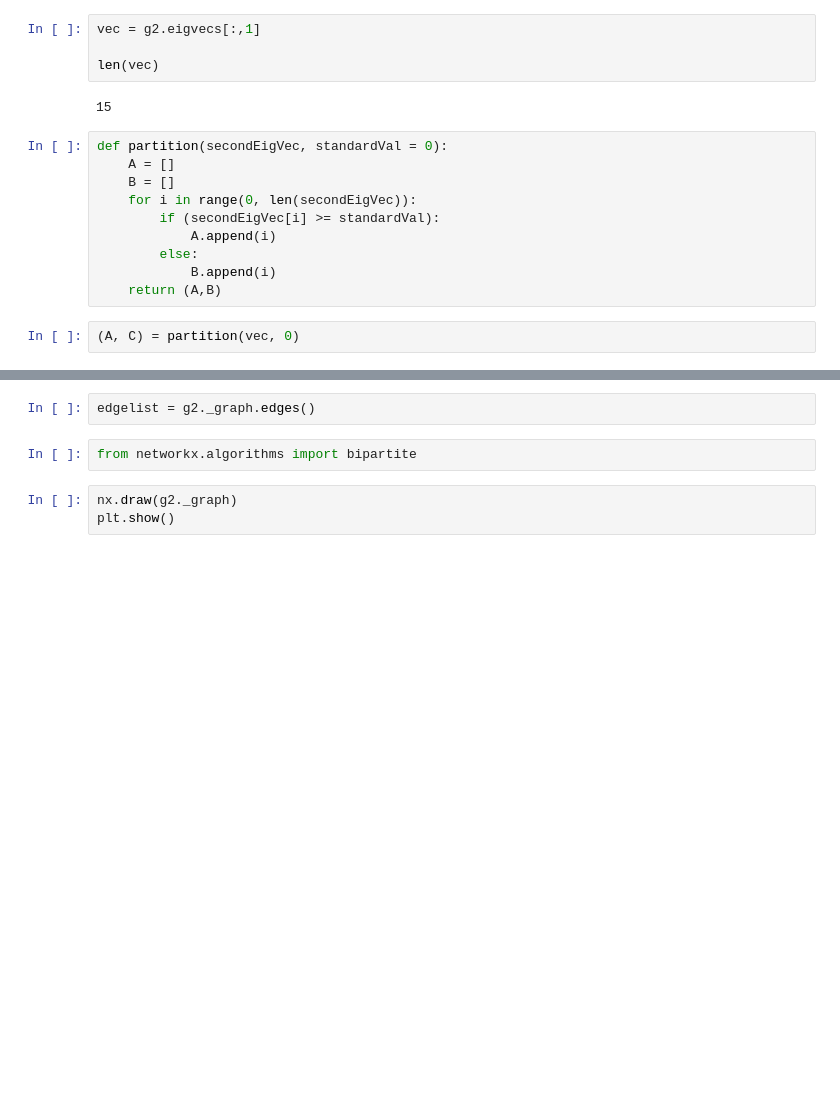
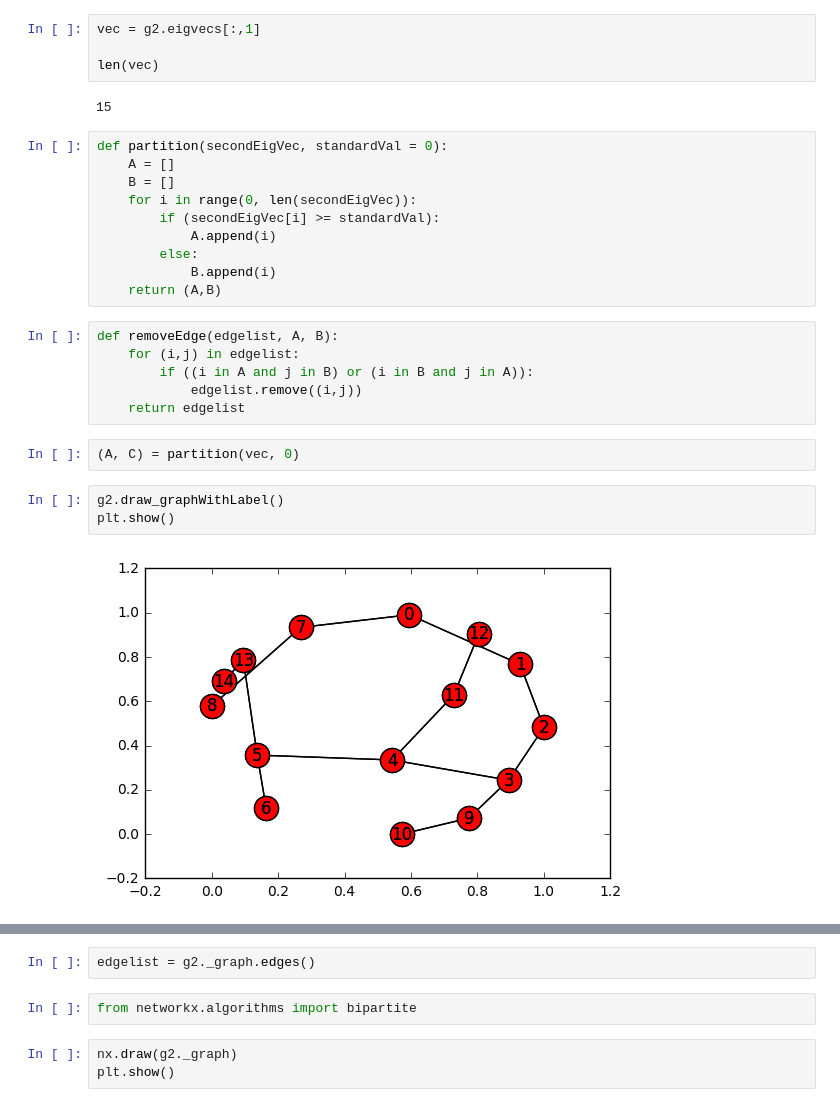
Before and after one commit to KMNitesh/rtg-networks, a Jupyter notebook: Class Graph.ipynb, the cells around one changed output, grey strips where cells are left out. Saved outputs shown, nothing was run; the diff lists cells and outputs as text; blank space fills up the shorter version.

```diff
--- a/Class Graph.ipynb
+++ b/Class Graph.ipynb
@@ -40,5 +40,16 @@ def partition(secondEigVec, standardVal = 0):
         else:
             B.append(i)
     return (A,B)
+# %%
+def removeEdge(edgelist, A, B):
+    for (i,j) in edgelist:
+        if ((i in A and j in B) or (i in B and j in A)):
+            edgelist.remove((i,j))
+    return edgelist
 # %%
 (A, C) = partition(vec, 0)
+# %%
+g2.draw_graphWithLabel()
+plt.show()
+# %% [output]
+[figure, added]
```
Also changed, not shown: parts of 11 cells of this notebook, 1 other file.
